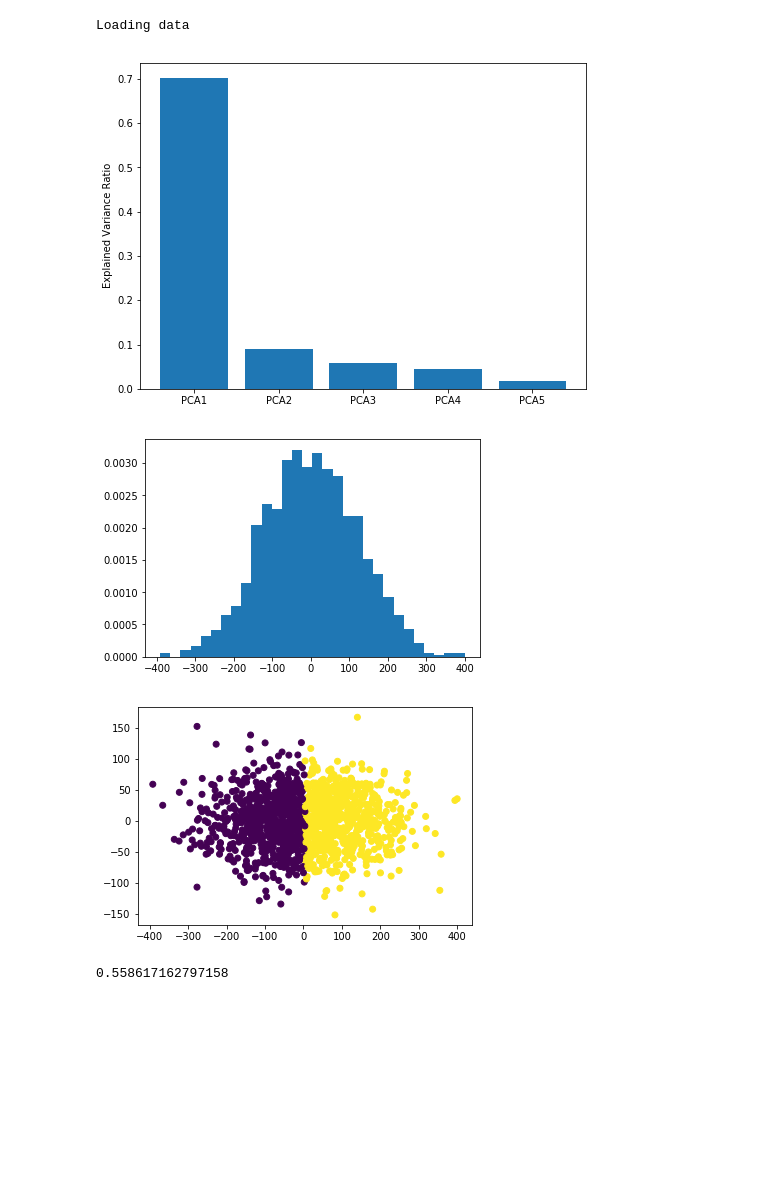
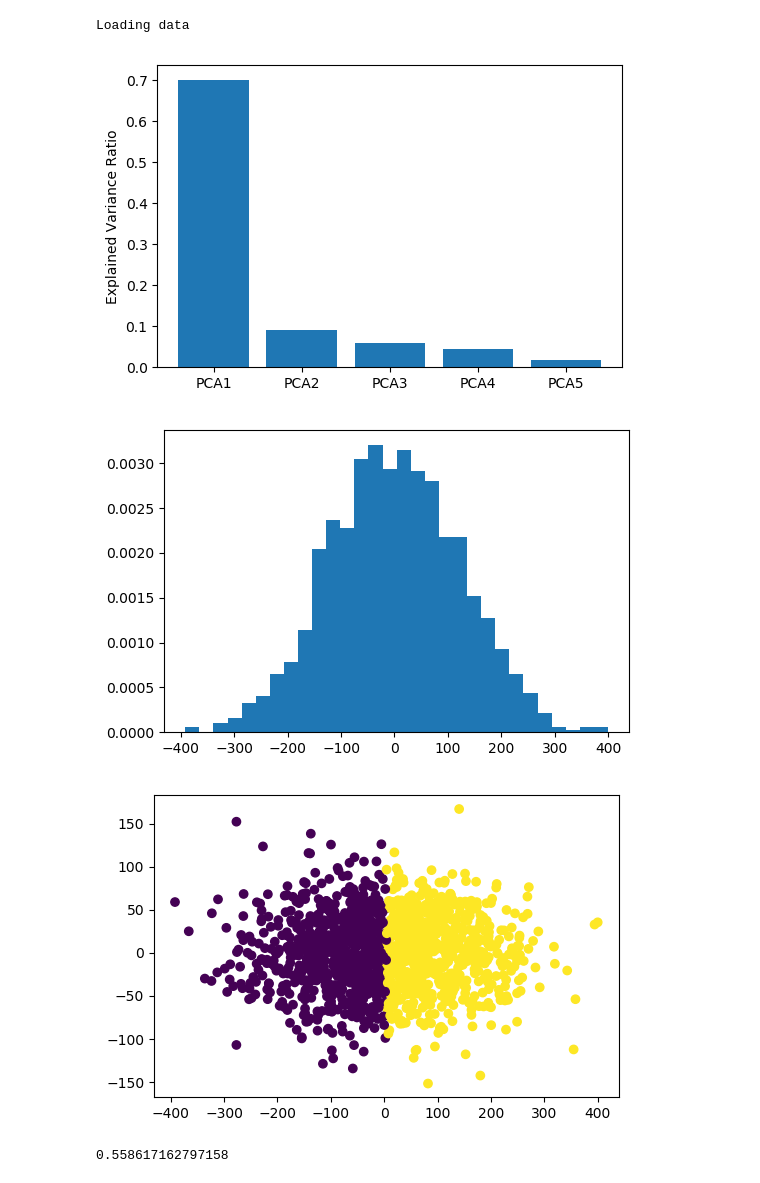
Before and after one commit to SGStrohkorb/Udacity-Capstone-Project, a Jupyter notebook: Udacity_Capstone_Project.ipynb, the cells around one changed output. Saved outputs shown, nothing was run; the diff lists cells and outputs as text; code cells hidden in the pictures; blank space fills up the shorter version.

```diff
--- a/Udacity_Capstone_Project.ipynb
+++ b/Udacity_Capstone_Project.ipynb
@@ -1,30 +1,30 @@
 # %%
-import ipynb.fs.defs.Second_Model as sm
+import ipynb.fs.defs.Model as model
 import matplotlib.pyplot as plt
-
 %matplotlib inline
+mpl.rcParams['figure.dpi'] = 100
 # %%
 from sklearn.decomposition import PCA
 
-X, y = sm.get_match_data(week=1)
+X, y = model.get_match_data(week=1)
 
 pca = PCA(n_components=5, random_state=42)
 pca.fit(X)
 variance_ratios = pca.explained_variance_ratio_
-plt.figure(1, figsize=(8,6))
+plt.figure(1, figsize=(6,4))
 plt.bar([i for i in range(len(variance_ratios))], variance_ratios)
 plt.xticks([i for i in range(len(variance_ratios))], ['PCA'+str(i+1) for i in range(len(variance_ratios))])
 plt.ylabel('Explained Variance Ratio')
 plt.show()
 # %% [output]
 Loading data
-[figure, old version]
+[figure, new version]
 # %%
 X_transform = pca.transform(X)
 plt.hist(X_transform[:,0], density=True, bins=30)
 plt.show()
 # %% [output]
-[figure, old version]
+[figure, new version]
 # %%
 from sklearn.mixture import GaussianMixture
 from sklearn.metrics import silhouette_score
@@ -33,7 +33,7 @@ preds = clusterer.predict(X_transform[:,:1])
 plt.scatter(X_transform[:,0], X_transform[:,1], c=preds)
 plt.show()
 # %% [output]
-[figure, old version]
+[figure, new version]
 # %%
 score = silhouette_score(X_transform[:,:1], preds)
 score
```
Also changed, not shown: parts of 6 cells of this notebook, 1 other file.
